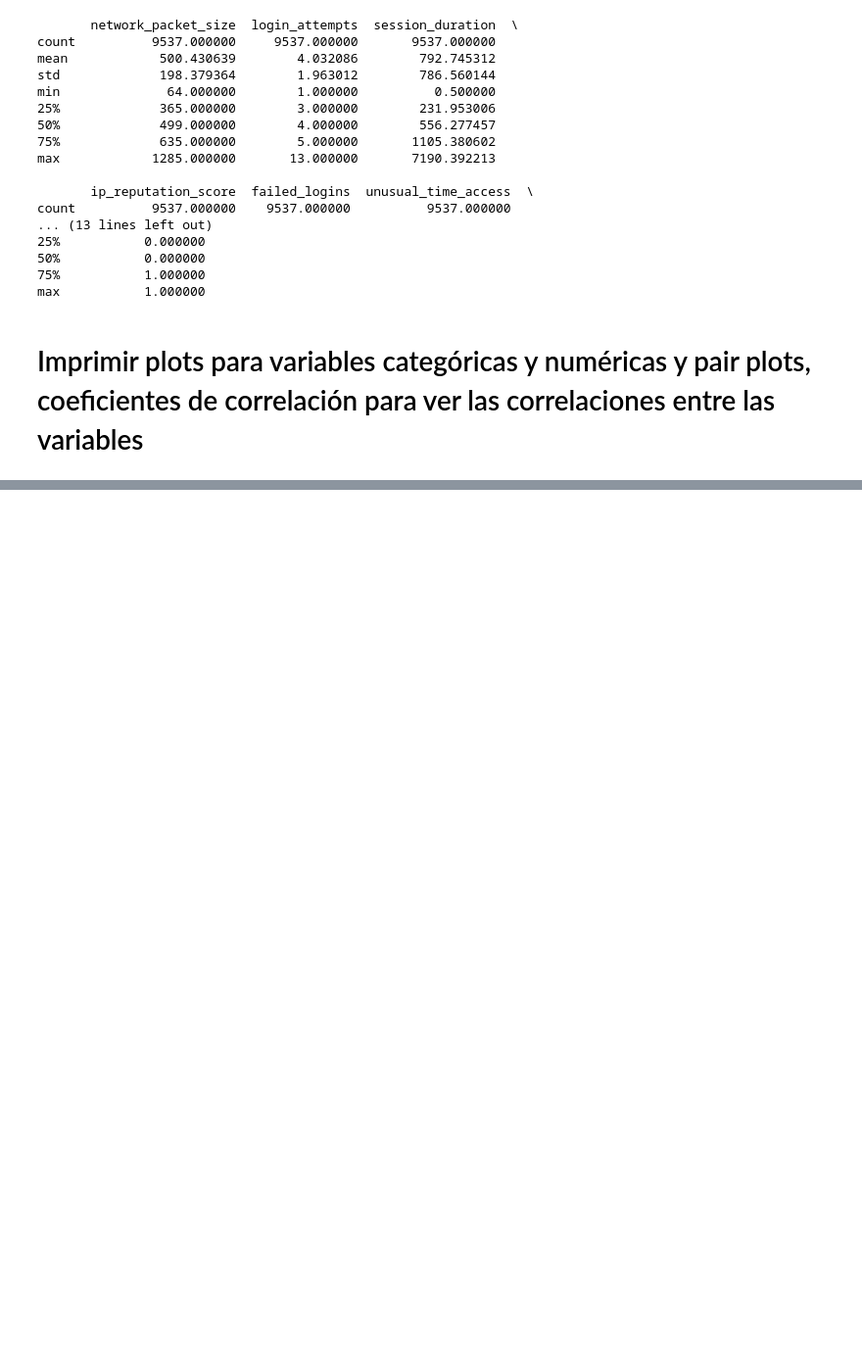
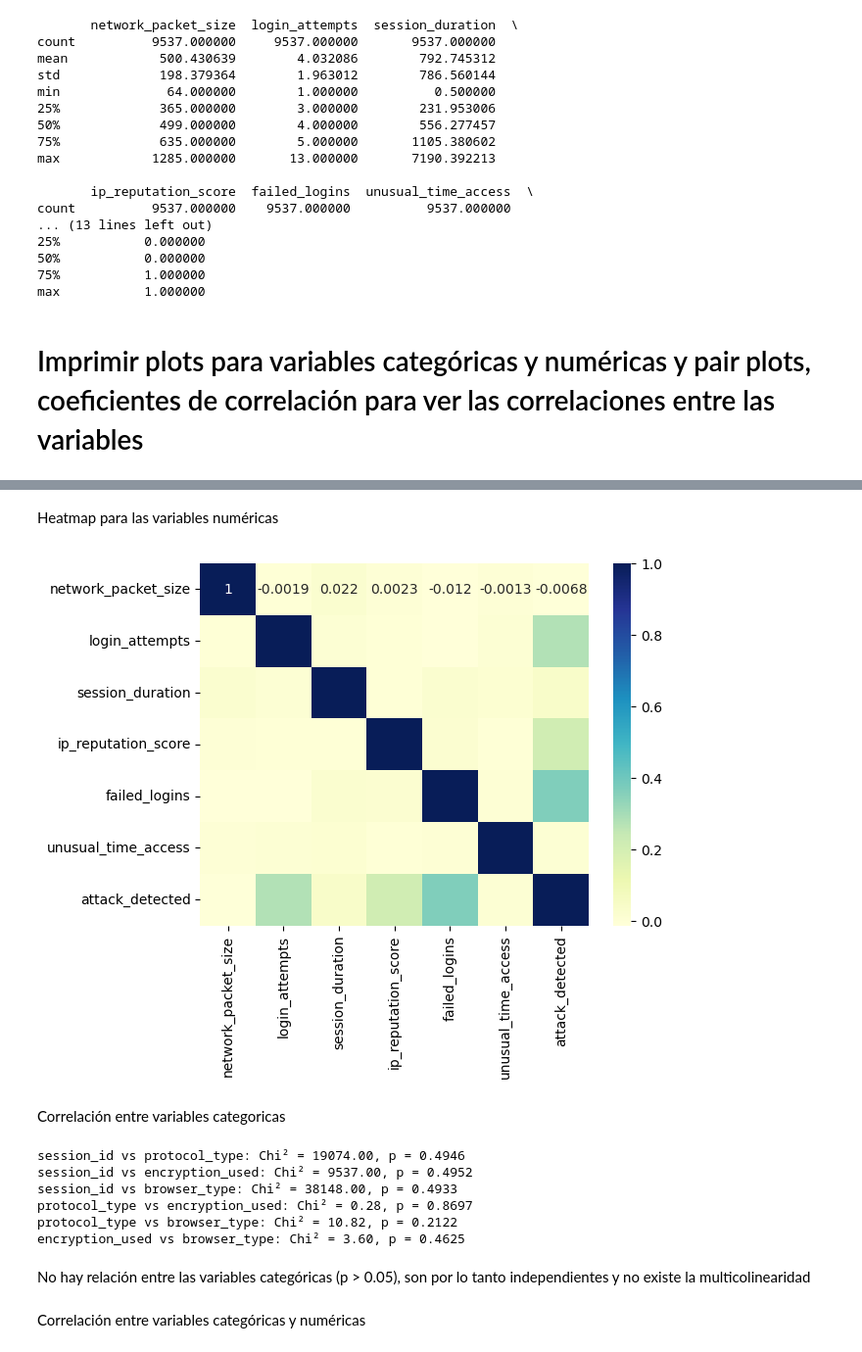
Before and after one commit to ntamajon/Prueba-GenData-Nico-Tamaj-n-Rivas, a Jupyter notebook: prueba_eda.ipynb, the cells around one changed output, grey strips where cells are left out. Shown at 98% size. Saved outputs shown, nothing was run; the diff lists cells and outputs as text; code cells hidden in the pictures; blank space fills up the shorter version.

```diff
--- a/prueba_eda.ipynb
+++ b/prueba_eda.ipynb
@@ -140,0 +152,4 @@ max           1.000000
+# %%
+#Matriz de correlación
+corr_matr = intrusion.corr(numeric_only=True)
+corr_matr
@@ -140,0 +165,32 @@ max           1.000000
+# %% [markdown]
+Heatmap para las variables numéricas
+# %%
+sns.heatmap(corr_matr, cmap="YlGnBu", annot=True)
+plt.show()
+# %% [output]
+[figure, added]
+# %% [markdown]
+Correlación entre variables categoricas
+# %%
+from itertools import combinations
+from scipy.stats import chi2_contingency
+
+#columnas categóricas en una lista
+categ_var = list((intrusion.select_dtypes(include=object)).columns)
+
+#loopeando para sacar las tablas de contingencia, p_values y chi2 de las variables categóricas de dos en dos
+for var_a, var_b in combinations(categ_var, 2):
+    tabla = pd.crosstab(intrusion[var_a], intrusion[var_b])
+    chi2, p, dof, expected = chi2_contingency(tabla)
+    print(f"{var_a} vs {var_b}: Chi² = {chi2:.2f}, p = {p:.4f}")
+# %% [output]
+session_id vs protocol_type: Chi² = 19074.00, p = 0.4946
+session_id vs encryption_used: Chi² = 9537.00, p = 0.4952
+session_id vs browser_type: Chi² = 38148.00, p = 0.4933
+protocol_type vs encryption_used: Chi² = 0.28, p = 0.8697
+protocol_type vs browser_type: Chi² = 10.82, p = 0.2122
+encryption_used vs browser_type: Chi² = 3.60, p = 0.4625
+# %% [markdown]
+No hay relación entre las variables categóricas (p > 0.05), son por lo tanto independientes y no existe la multicolinearidad
+# %% [markdown]
+Correlación entre variables categóricas y numéricas
```
Also changed, not shown: parts of 13 cells of this notebook, 8 other files.
